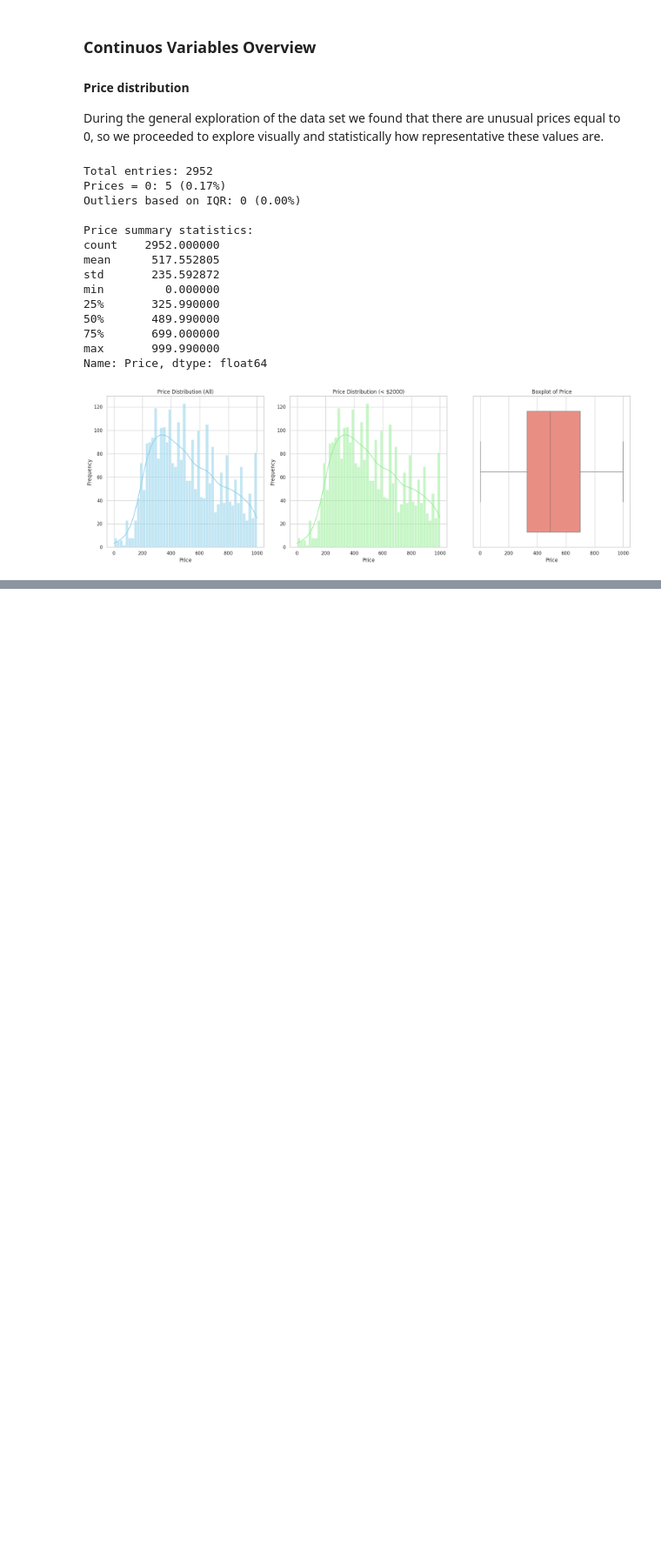
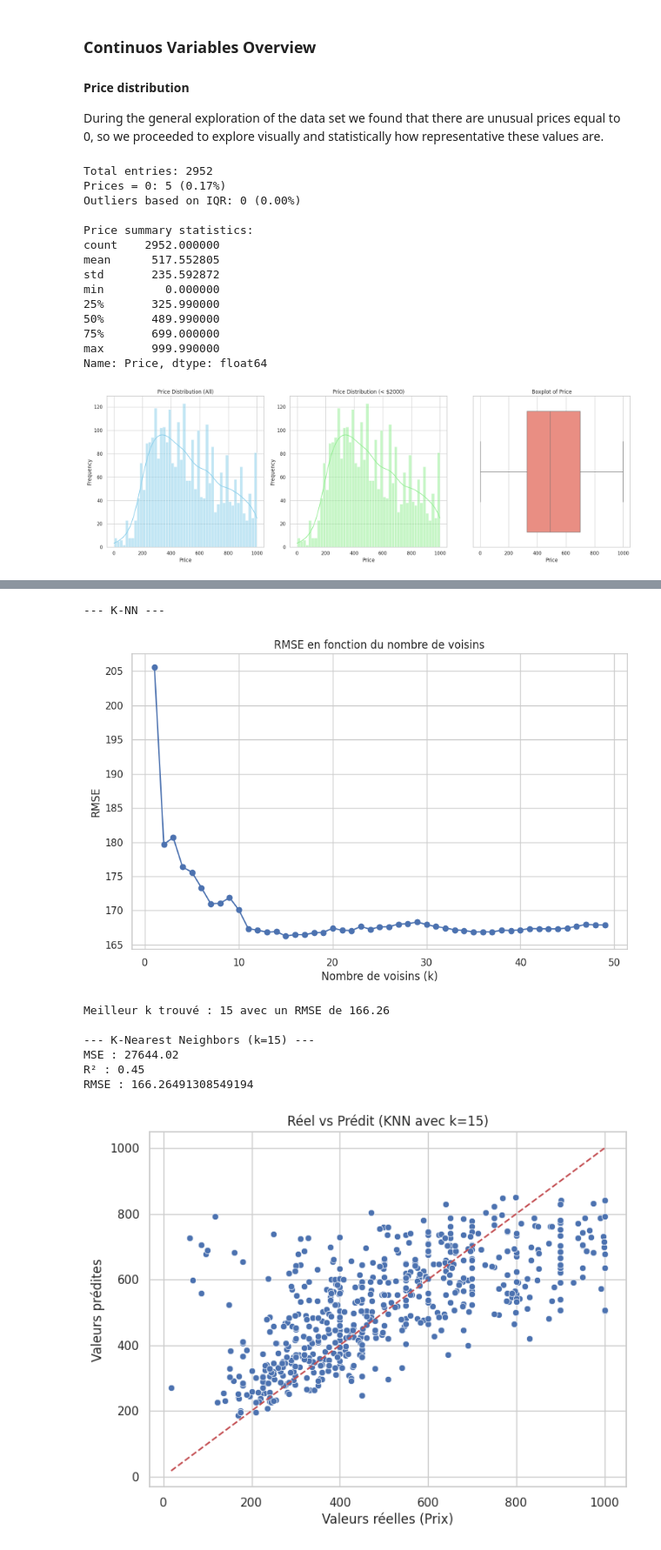
Before and after one commit to agpinedam/Project_Machine_Learning, a Jupyter notebook: exploring_data.ipynb, the cells around one changed output, grey strips where cells are left out. Shown: that part at 87% size. Drawn from its saved outputs; the diff is of its cells as text; code cells hidden in the pictures; blank space fills up the shorter version.

```diff
--- a/exploring_data.ipynb
+++ b/exploring_data.ipynb
@@ -580,0 +797,59 @@ The boxplot summarizes the overall distribution and suggests the presence of pot
+# %%
+# --- K-Nearest Neighbors ---
+print("\n--- K-NN ---")
+k_range = range(1, 50)
+rmse_scores = []
+
+for k in k_range:
+    knn_model = KNeighborsRegressor(n_neighbors=k)
+    knn_model.fit(X_train_scaled, y_train)
+    knn_preds = knn_model.predict(X_test_scaled)
+    rmse = np.sqrt(mean_squared_error(y_test, knn_preds))
+    rmse_scores.append(rmse)
+
+plt.figure(figsize=(10, 6))
+plt.plot(k_range, rmse_scores, marker='o')
+plt.xlabel('Nombre de voisins (k)')
+plt.ylabel('RMSE')
+plt.title('RMSE en fonction du nombre de voisins')
+plt.grid(True)
+plt.show()
+
+best_k = k_range[np.argmin(rmse_scores)]
+print(f"\nMeilleur k trouvé : {best_k} avec un RMSE de {min(rmse_scores):.2f}")
+
+knn_best = KNeighborsRegressor(n_neighbors=best_k)
+knn_best.fit(X_train_scaled, y_train)
+knn_preds = knn_best.predict(X_test_scaled)
+
+print(f"\n--- K-Nearest Neighbors (k={best_k}) ---")
+print(f"MSE : {mean_squared_error(y_test, knn_preds):.2f}")
+print(f"R² : {r2_score(y_test, knn_preds):.2f}")
+print(f'RMSE : {np.sqrt(mean_squared_error(y_test, knn_preds))}')
+
+plt.figure(figsize=(8, 6))
+sns.scatterplot(x=y_test, y=knn_preds)
+plt.plot([y_test.min(), y_test.max()], [y_test.min(), y_test.max()], '--r')
+plt.xlabel("Valeurs réelles (Prix)")
+plt.ylabel("Valeurs prédites")
+plt.title(f"Réel vs Prédit (KNN avec k={best_k})")
+plt.grid(True)
+plt.show()
+
+residuals = y_test - knn_preds
+plt.figure(figsize=(8, 4))
+sns.histplot(residuals, bins=30, kde=True)
+plt.title(f"Distribution des résidus (KNN, k={best_k})")
+plt.xlabel("Erreur de prédiction")
+plt.ylabel("Fréquence")
+plt.show()
+# %% [output]
+--- K-NN ---
+[figure, added]
+Meilleur k trouvé : 15 avec un RMSE de 166.26
+
+--- K-Nearest Neighbors (k=15) ---
+MSE : 27644.02
+R² : 0.45
+RMSE : 166.26491308549194
+[figure, added]
```
Also changed, not shown: parts of 23 cells of this notebook.
